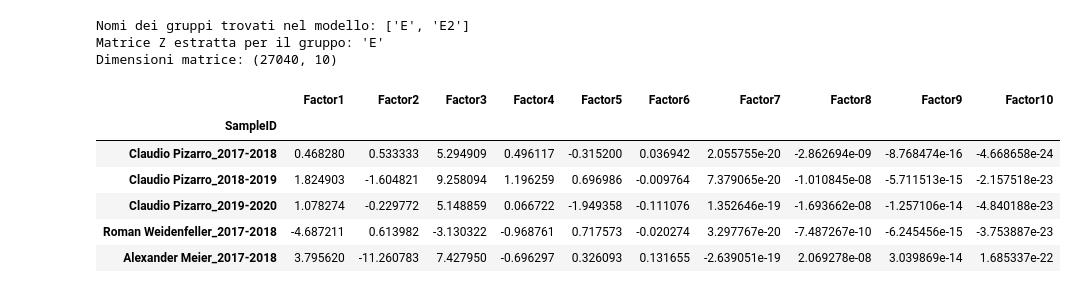
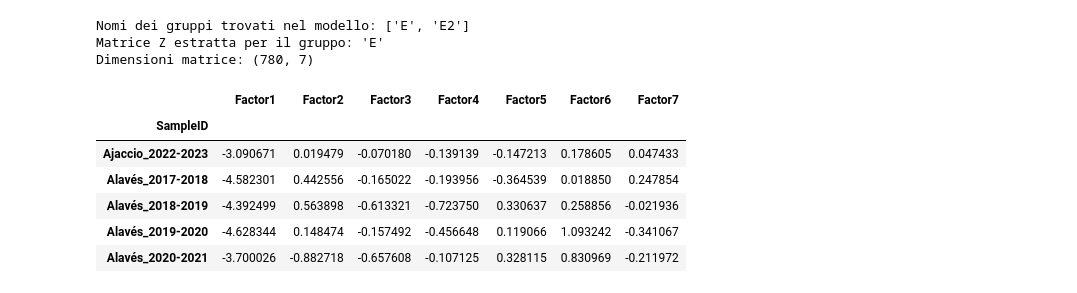
Before and after one commit to fgare/Scientific-visualization-project, a Jupyter notebook: SciVis-scripts.ipynb, the cells around one changed output. Cells and saved outputs as stored; diff of their text form; code cells hidden in the pictures.

Commit message:
Addestrato il modello
Il modello converge però troppo presto

```diff
--- a/SciVis-scripts.ipynb
+++ b/SciVis-scripts.ipynb
@@ -104,6 +142,4 @@ Vista 'Duels': 2 features trovate.
 # %%
-from mofapy2.run.entry_point import entry_point
-
 # --- B. ESECUZIONE DI MOFA ---
 
 if len(data_for_mofa) > 0:
@@ -115,20 +151,25 @@ if len(data_for_mofa) > 0:
     # 2. Data Options
     # Passiamo la lista di matrici.
     # Importante: scale_views=True aiuta a bilanciare se l'Attacco ha numeri piccoli e il Possesso numeri grandi.
-    ent.set_data_matrix(data=data_for_mofa, views_names=view_names)
+    ent.set_data_matrix(
+        data=data_for_mofa,
+        likelihoods=['gaussian', 'gaussian', 'gaussian'],
+        views_names=view_names
+    )
     ent.set_data_options(scale_views=True, center_groups=True)
 
     # 3. Model Options
     # num_factors: Quanti "super-valori" vuoi trovare? 10 è un buon punto di partenza.
-    ent.set_model_options(factors=10, spikeslab_weights=True, ard_factors=True)
+    ent.set_model_options(factors=7, spikeslab_weights=True, ard_factors=True)
 
     # 4. Training Options
     # max_iter: numero di cicli di apprendimento
-    ent.set_train_options(iter=1000, convergence_mode='fast', verbose=False)
+    ent.set_train_options(iter=1000, convergence_mode='slow', verbose=False)
     ent.build()
 
     # 5. RUN
     ent.run()
+    ent.save(r".\model\mofa_model.hdf5", save_data=True)
 
     print("Training completato con successo!")
 
@@ -157,45 +211,39 @@ Training completato con successo!
 # %%
-# VISUALIZZA FATTORI LATENTI
-
-import numpy as np
-import seaborn as sns
-import matplotlib.pyplot as plt
-import plotly.express as px
+# VISUALIZZA FATTORI LATENTI (matrice Z)
 
 # 1. Estraiamo il dizionario dei Fattori Latenti (Z)
 z_dict = ent.model.getExpectations()["Z"]
 
-# --- DEBUG: Stampiamo le chiavi per vedere come MOFA ha chiamato il gruppo ---
+# Stampiamo le chiavi per vedere come MOFA ha chiamato il gruppo
 print(f"Nomi dei gruppi trovati nel modello: {list(z_dict.keys())}")
 
-# --- SOLUZIONE ROBUSTA ---
 # Invece di scrivere [0], prendiamo dinamicamente la prima chiave disponibile
 group_name = list(z_dict.keys())[0]
 Z_matrix = z_dict[group_name]
 
 print(f"Matrice Z estratta per il gruppo: '{group_name}'")
 print(f"Dimensioni matrice: {Z_matrix.shape}")
 
 # 2. Creiamo un DataFrame pandas
 # Usiamo l'indice di df_clean per riassociare i nomi (SampleID) ai punti
 factor_columns = [f"Factor{i+1}" for i in range(Z_matrix.shape[1])]
 
 df_factors = pd.DataFrame(
     Z_matrix,
-    index=df_clean.index,
+    index=final_df.index,
     columns=factor_columns
 )
 
 df_factors.head()
 # %% [output]
 Nomi dei gruppi trovati nel modello: ['E', 'E2']
 Matrice Z estratta per il gruppo: 'E'
-Dimensioni matrice: (27040, 10)
+Dimensioni matrice: (780, 7)
-|  | Factor1 | Factor2 | Factor3 | Factor4 | Factor5 | Factor6 | Factor7 | Factor8 | Factor9 | Factor10 |
-| SampleID |  |  |  |  |  |  |  |  |  |  |
-| Claudio Pizarro_2017-2018 | 0.468280 | 0.533333 | 5.294909 | 0.496117 | -0.315200 | 0.036942 | 2.055755e-20 | -2.862694e-09 | -8.768474e-16 | -4.668658e-24 |
-| Claudio Pizarro_2018-2019 | 1.824903 | -1.604821 | 9.258094 | 1.196259 | 0.696986 | -0.009764 | 7.379065e-20 | -1.010845e-08 | -5.711513e-15 | -2.157518e-23 |
-| Claudio Pizarro_2019-2020 | 1.078274 | -0.229772 | 5.148859 | 0.066722 | -1.949358 | -0.111076 | 1.352646e-19 | -1.693662e-08 | -1.257106e-14 | -4.840188e-23 |
-| Roman Weidenfeller_2017-2018 | -4.687211 | 0.613982 | -3.130322 | -0.968761 | 0.717573 | -0.020274 | 3.297767e-20 | -7.487267e-10 | -6.245456e-15 | -3.753887e-23 |
-| Alexander Meier_2017-2018 | 3.795620 | -11.260783 | 7.427950 | -0.696297 | 0.326093 | 0.131655 | -2.639051e-19 | 2.069278e-08 | 3.039869e-14 | 1.685337e-22 |
+|  | Factor1 | Factor2 | Factor3 | Factor4 | Factor5 | Factor6 | Factor7 |
+| SampleID |  |  |  |  |  |  |  |
+| Ajaccio_2022-2023 | -3.090671 | 0.019479 | -0.070180 | -0.139139 | -0.147213 | 0.178605 | 0.047433 |
+| Alavés_2017-2018 | -4.582301 | 0.442556 | -0.165022 | -0.193956 | -0.364539 | 0.018850 | 0.247854 |
+| Alavés_2018-2019 | -4.392499 | 0.563898 | -0.613321 | -0.723750 | 0.330637 | 0.258856 | -0.021936 |
+| Alavés_2019-2020 | -4.628344 | 0.148474 | -0.157492 | -0.456648 | 0.119066 | 1.093242 | -0.341067 |
+| Alavés_2020-2021 | -3.700026 | -0.882718 | -0.657608 | -0.107125 | 0.328115 | 0.830969 | -0.211972 |
 # %%
```
Also changed, not shown: parts of 9 cells of this notebook, 1 other file.
